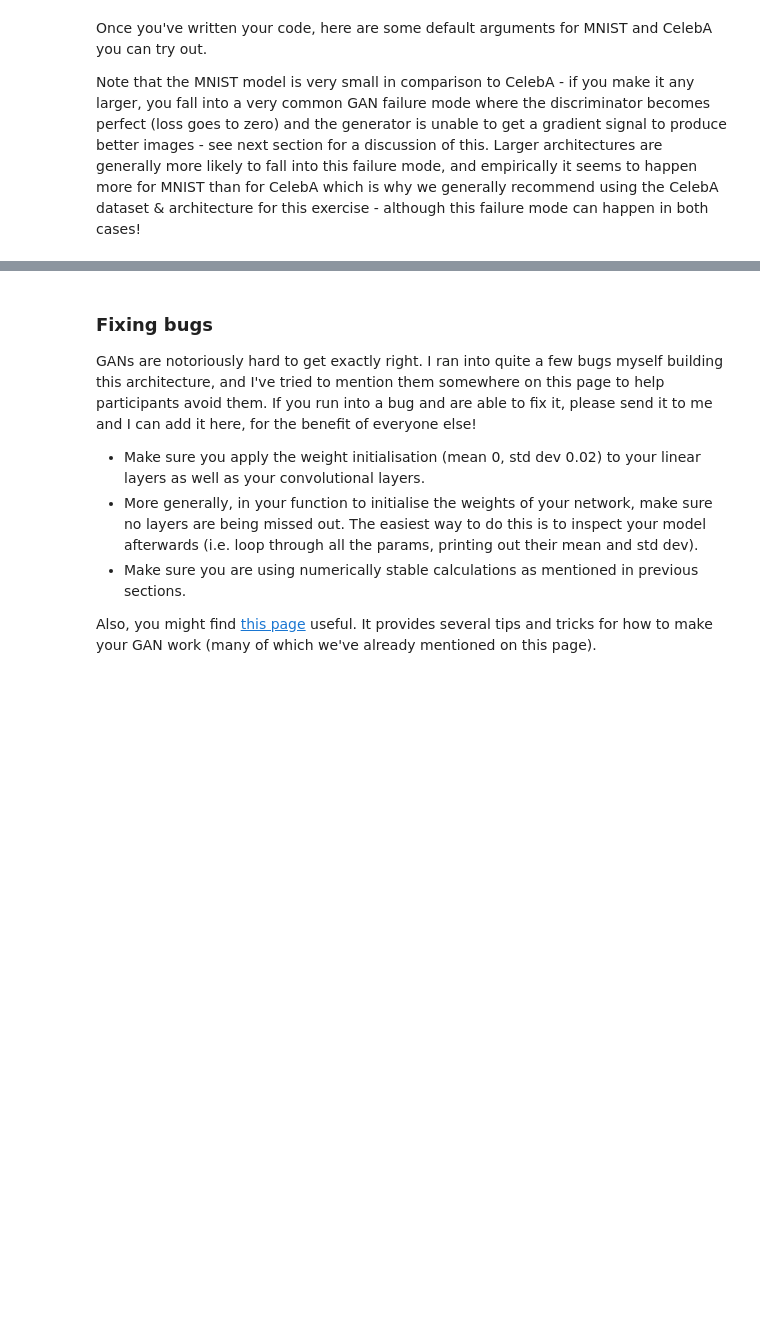
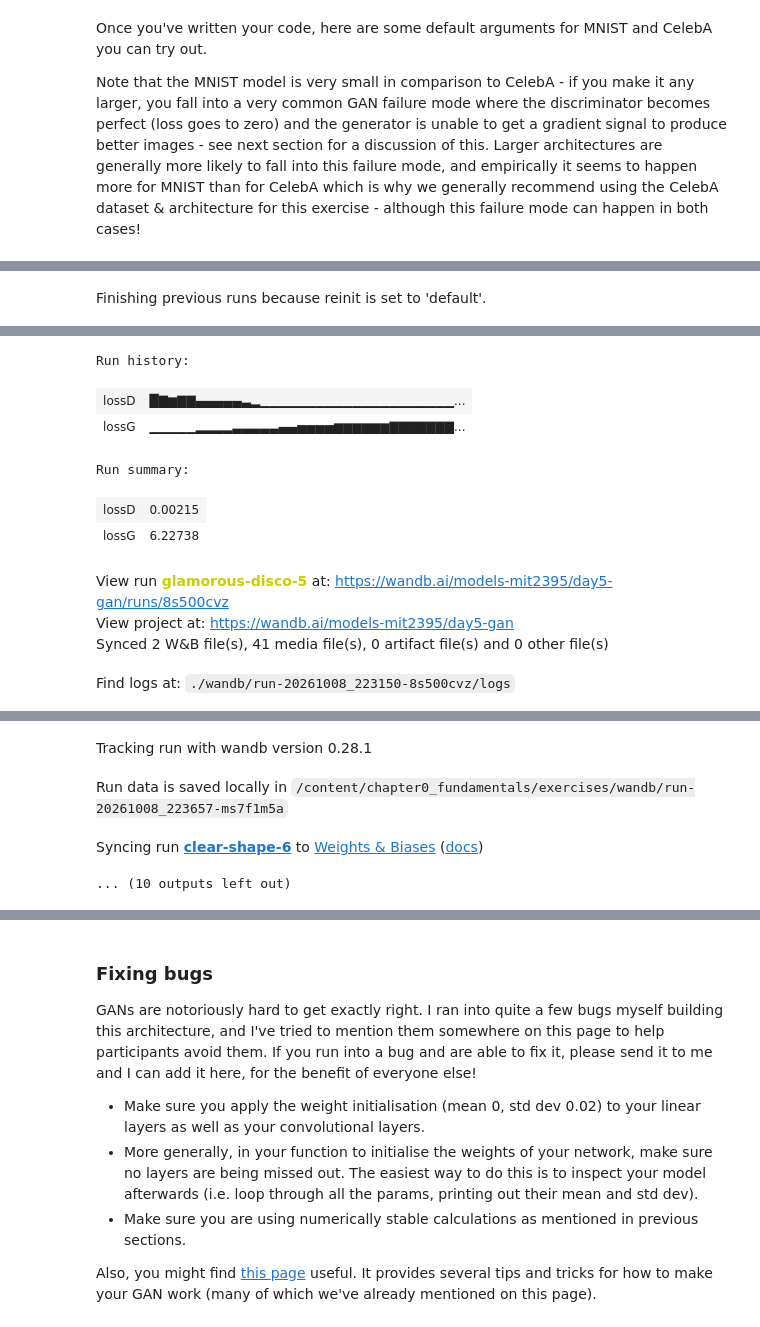
Before and after one commit to satyaholla/ARENA, a Jupyter notebook: chapter0_fundamentals/exercises/part52_gans/0.5.2_GANs_exercises.ipynb, the cells around one changed output, grey strips where cells are left out. Saved outputs shown, nothing was run; the diff lists cells and outputs as text; code cells hidden in the pictures; blank space fills up the shorter version.

```diff
--- a/chapter0_fundamentals/exercises/part52_gans/0.5.2_GANs_exercises.ipynb
+++ b/chapter0_fundamentals/exercises/part52_gans/0.5.2_GANs_exercises.ipynb
@@ -1345,6 +1393,11 @@ would win trivially by just looking at the brightness of the maximum pixel. Henc
 
 </details>
 # %%
+def to_wandb_image(output: t.Tensor) -> t.Tensor:
+    output = ((output + 1) / 2 * 255).clamp(0, 255)
+    output = einops.rearrange(output, "b c h w -> b h w c").cpu().numpy()
+    return output.squeeze(-1)
+
 @dataclass
 class DCGANArgs:
     """
@@ -1391,7 +1444,7 @@ class DCGANTrainer:
         self.trainset = get_dataset(self.args.dataset, transform=TANH_RANGE_TRANSFORM)
         # `drop_last=True` keeps every batch the same shape, which matters when we compile below
         self.trainloader = DataLoader(
-            self.trainset, batch_size=args.batch_size, shuffle=True, num_workers=NUM_WORKERS, drop_last=True
+            self.trainset, batch_size=args.batch_size, shuffle=True, num_workers=NUM_WORKERS, drop_last=True, multiprocessing_context="fork"
         )
 
         img_batch = self.trainset.transform(next(iter(self.trainloader))[0])
@@ -1463,7 +1516,7 @@ class DCGANTrainer:
         Performs evaluation by passing the 10 fixed noise vectors in `self.fixed_noise` through the
         generator, then optionally logging the results to Weights & Biases.
         """
-        assert self.step > 0, "First call should come after a training step. Remember to increment `self.step`."
+        # assert self.step > 0, "First call should come after a training step. Remember to increment `self.step`."
         self.model.netG.eval()
 
         output = self.model.netG(self.fixed_noise)
@@ -1471,8 +1524,7 @@ class DCGANTrainer:
         output = output.clamp(output.quantile(0.01), output.quantile(0.99))
         # Log to weights and biases
         if self.args.use_wandb:
-            output = einops.rearrange(output, "b c h w -> b h w c").cpu().numpy()
-            wandb.log({"images": [wandb.Image(arr) for arr in output]}, step=self.step)
+            wandb.log({"images": [wandb.Image(arr) for arr in to_wandb_image(output)]}, step=self.step)
         else:
             self.live_image.update(output)
 
@@ -1484,6 +1536,7 @@ class DCGANTrainer:
         self.live_image = LiveImage()  # `log_samples` overwrites this in place
         if self.args.use_wandb:
             wandb.init(project=self.args.wandb_project, name=self.args.wandb_name)
+            wandb.watch(self.model, log_freq=5000, log_graph=True)
 
         # One progress bar for the whole run (rather than a new one each epoch)
         progress_bar = tqdm(total=self.args.epochs * len(self.trainloader), ascii=True)
@@ -1495,6 +1548,9 @@ class DCGANTrainer:
                 lossD = self.training_step_discriminator(img_real, img_fake.detach())
                 lossG = self.training_step_generator(img_fake)
                 progress_bar.set_description(f"epoch={epoch}, lossD={lossD}, lossG={lossG}", refresh=False)
+                progress_bar.update()
+                if self.step % self.args.log_every_n_steps == 0:
+                    self.log_samples()
 
         progress_bar.close()
         if self.args.use_wandb:
@@ -1661,8 +1738,10 @@ args = DCGANArgs(
     hidden_channels=[12, 24],
     epochs=20,
     batch_size=128,
-    use_wandb=False,
-    compile=False, # toggle me once you have the bugs ironed out
+    use_wandb=True,
+    compile=True, # toggle me once you have the bugs ironed out
 )
 trainer = DCGANTrainer(args)
 dcgan_mnist = trainer.train()
+# %% [output]
+Finishing previous runs because reinit is set to 'default'.
@@ -1668,0 +1749,10 @@ dcgan_mnist = trainer.train()
+Run history:
+| lossD | █▇▆▇▇▄▄▄▄▄▃▂▁▁▁▁▁▁▁▁▁▁▁▁▁▁▁▁▁▁▁▁▁... |
+| lossG | ▁▁▁▁▁▂▂▂▂▃▃▃▃▃▄▄▅▅▅▅▆▆▆▆▆▆▇▇▇▇▇▇▇... |
+Run summary:
+| lossD | 0.00215 |
+| lossG | 6.22738 |
+View run glamorous-disco-5 at: https://wandb.ai/models-mit2395/day5-gan/runs/8s500cvz
+View project at: https://wandb.ai/models-mit2395/day5-gan
+Synced 2 W&B file(s), 41 media file(s), 0 artifact file(s) and 0 other file(s)
+Find logs at: ./wandb/run-20261008_223150-8s500cvz/logs
@@ -1669,3 +1760,7 @@ dcgan_mnist = trainer.train()
+Tracking run with wandb version 0.28.1
+Run data is saved locally in /content/chapter0_fundamentals/exercises/wandb/run-20261008_223657-ms7f1m5a
+Syncing run clear-shape-6 to Weights & Biases (docs)
+... (10 outputs left out)
 # %% [markdown]
 <details>
 <summary>Click to see an example of the output you should be producing by the end of this MNIST training run.</summary>
```
Also changed, not shown: parts of 11 cells of this notebook.
